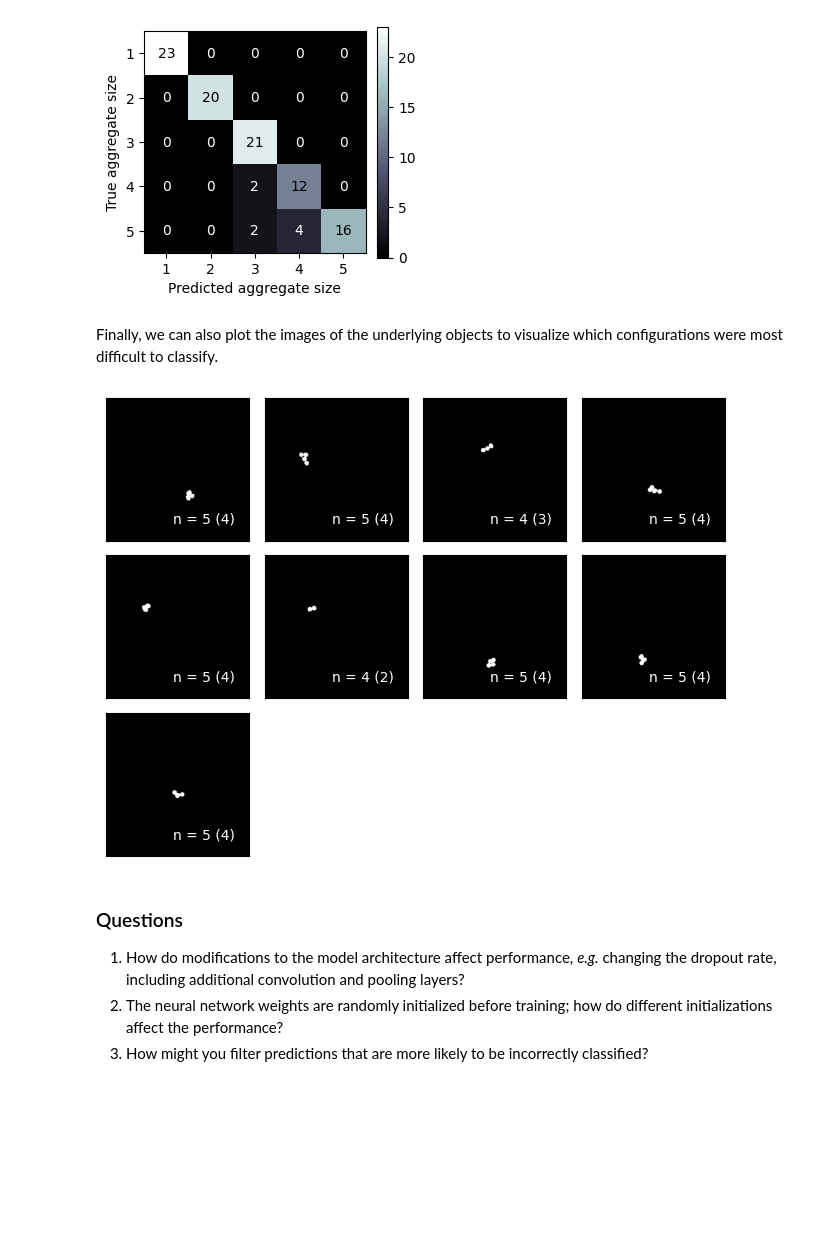
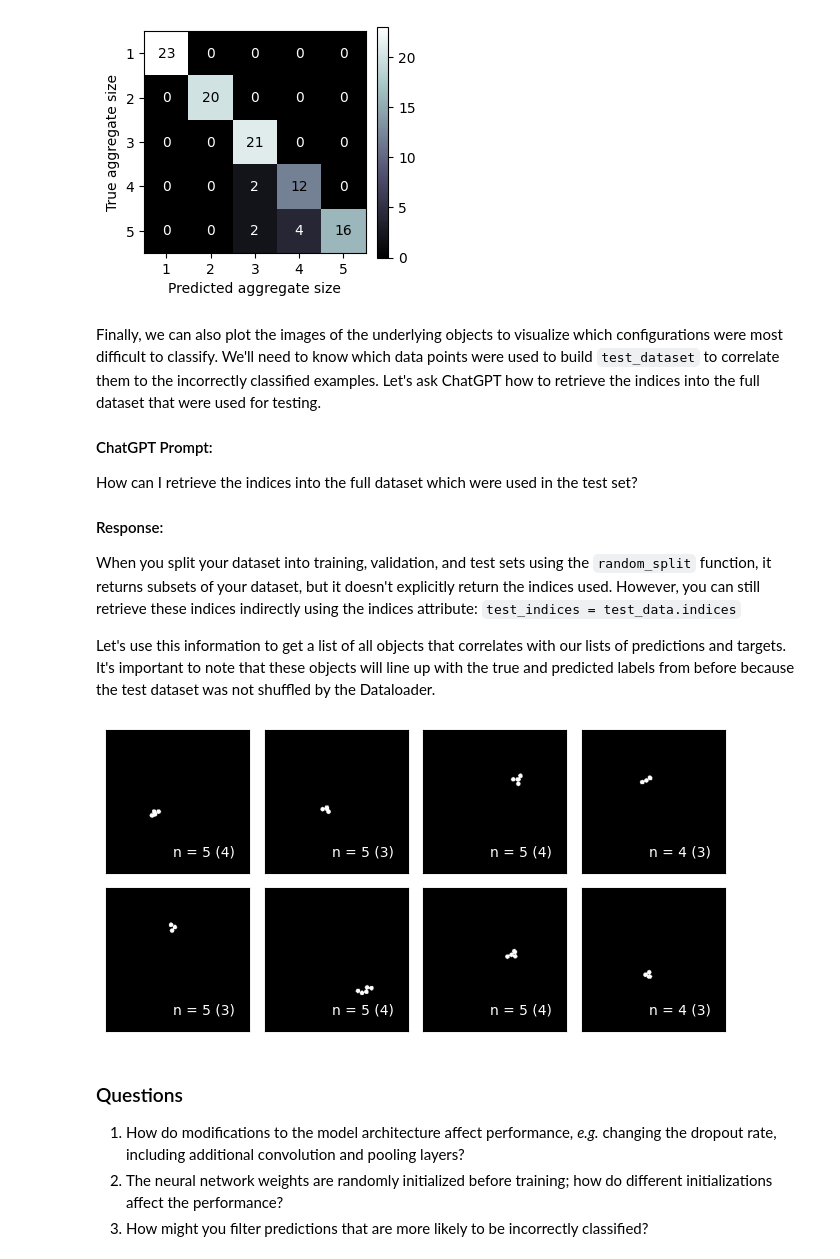
Before and after one commit to ninarina12/NX-School-2023, a Jupyter notebook: AI-ML_Tutorial.ipynb, the cells around one changed output. Cells and saved outputs as stored; diff of their text form; code cells hidden in the pictures; blank space fills up the shorter version.

Commit message:
Retrieve test indices.

```diff
--- a/AI-ML_Tutorial.ipynb
+++ b/AI-ML_Tutorial.ipynb
@@ -588,13 +592,23 @@ fig = plot_confusion_matrix(cm)
 # %% [output]
 [figure]
 # %% [markdown]
-Finally, we can also plot the images of the underlying objects to visualize which configurations were most difficult to classify.
+Finally, we can also plot the images of the underlying objects to visualize which configurations were most difficult to classify. We'll need to know which data points were used to build `test_dataset` to correlate them to the incorrectly classified examples. Let's ask ChatGPT how to retrieve the indices into the full dataset that were used for testing.
+
+#### ChatGPT Prompt:
+How can I retrieve the indices into the full dataset which were used in the test set?
+
+#### Response:
+When you split your dataset into training, validation, and test sets using the `random_split` function, it returns subsets of your dataset, but it doesn't explicitly return the indices used. However, you can still retrieve these indices indirectly using the indices attribute: `test_indices = test_data.indices`
+
+Let's use this information to get a list of all objects that correlates with our lists of predictions and targets. It's important to note that these objects will line up with the true and predicted labels from before because the test dataset was not shuffled by the Dataloader.
+# %%
+all_objects = objs[test_dataset.indices]
 # %%
 # Plot a grid of examples with labels denoting the true (predicted) aggregate size
-labels = [str(i) + ' (' + str(j) + ')' for (i,j) in zip(test_targets[incorrect] + 1, test_predictions[incorrect] + 1)]
-fig = plot_object_grid(test_objs[incorrect], labels)
+labels = [str(i+1) + ' (' + str(j+1) + ')' for (i,j) in zip(all_true_labels[incorrect], all_predictions[incorrect])]
+fig = plot_object_grid(all_objects[incorrect], labels)
 # %% [output]
-[figure, old version]
+[figure, new version]
 # %% [markdown]
 ### Questions
 1. How do modifications to the model architecture affect performance, *e.g.* changing the dropout rate, including additional convolution and pooling layers?
```
Also changed, not shown: parts of 21 cells of this notebook.
